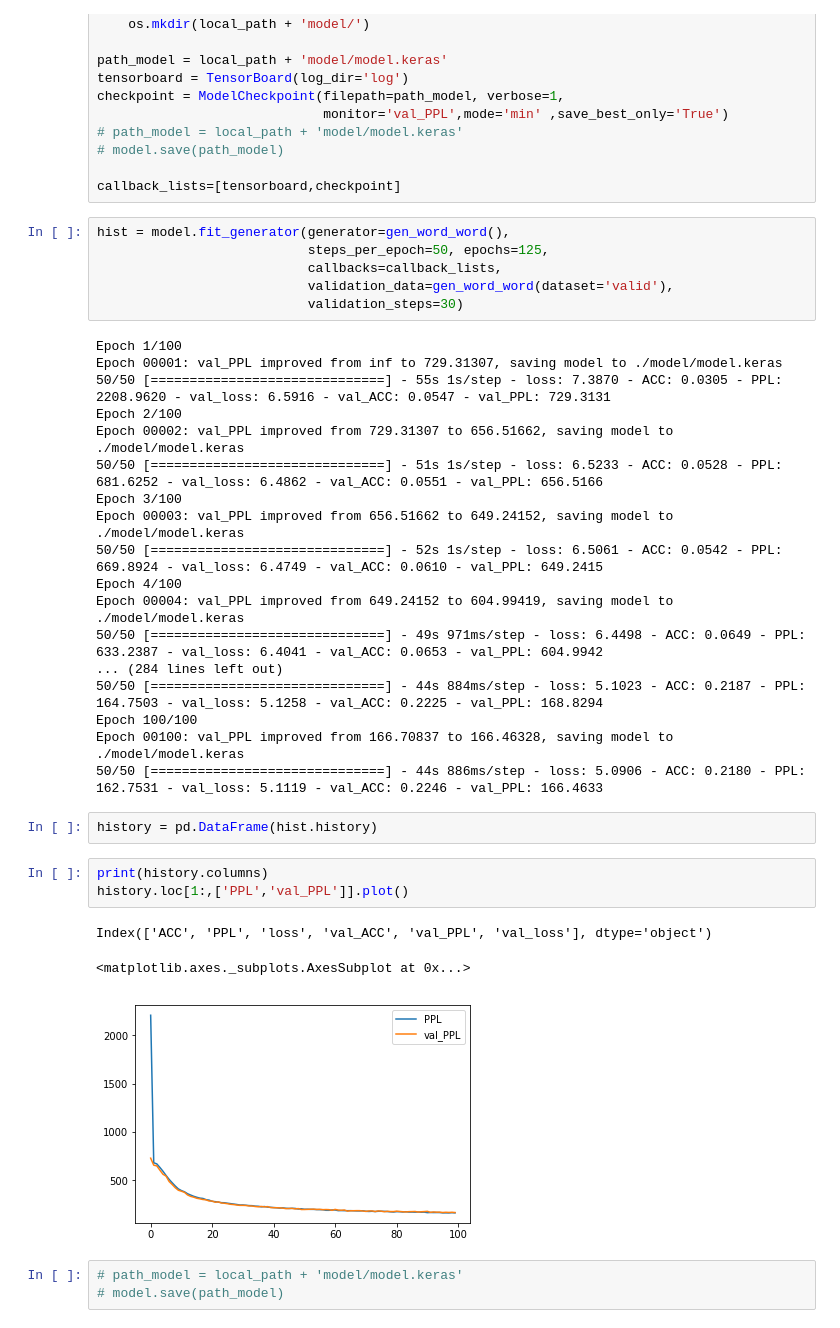
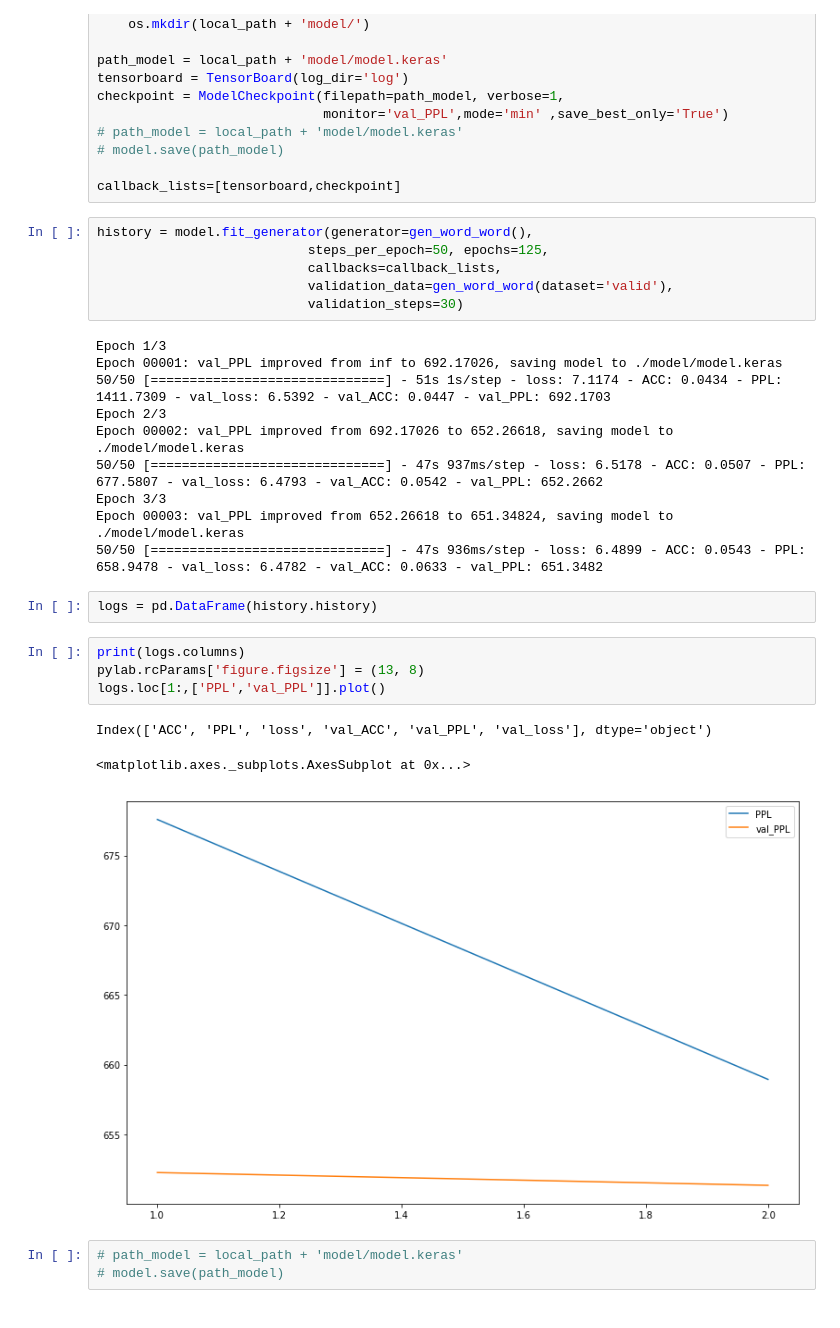
Before and after one commit to Randnx/Language_Modeling, a Jupyter notebook: Keras_Character_Aware_Neural_Language_Models.ipynb, the cells around one changed output. Drawn from its saved outputs; the diff is of its cells as text.

```diff
--- a/Keras_Character_Aware_Neural_Language_Models.ipynb
+++ b/Keras_Character_Aware_Neural_Language_Models.ipynb
@@ -231,38 +245,31 @@ checkpoint = ModelCheckpoint(filepath=path_model, verbose=1,
 
 callback_lists=[tensorboard,checkpoint]
 # %%
-hist = model.fit_generator(generator=gen_word_word(),
+history = model.fit_generator(generator=gen_word_word(),
                            steps_per_epoch=50, epochs=125,
                            callbacks=callback_lists,
                            validation_data=gen_word_word(dataset='valid'),
                            validation_steps=30)
 # %% [output]
-Epoch 1/100
-Epoch 00001: val_PPL improved from inf to 729.31307, saving model to ./model/model.keras
-50/50 [==============================] - 55s 1s/step - loss: 7.3870 - ACC: 0.0305 - PPL: 2208.9620 - val_loss: 6.5916 - val_ACC: 0.0547 - val_PPL: 729.3131
-Epoch 2/100
-Epoch 00002: val_PPL improved from 729.31307 to 656.51662, saving model to ./model/model.keras
-50/50 [==============================] - 51s 1s/step - loss: 6.5233 - ACC: 0.0528 - PPL: 681.6252 - val_loss: 6.4862 - val_ACC: 0.0551 - val_PPL: 656.5166
-Epoch 3/100
-Epoch 00003: val_PPL improved from 656.51662 to 649.24152, saving model to ./model/model.keras
-50/50 [==============================] - 52s 1s/step - loss: 6.5061 - ACC: 0.0542 - PPL: 669.8924 - val_loss: 6.4749 - val_ACC: 0.0610 - val_PPL: 649.2415
-Epoch 4/100
-Epoch 00004: val_PPL improved from 649.24152 to 604.99419, saving model to ./model/model.keras
-50/50 [==============================] - 49s 971ms/step - loss: 6.4498 - ACC: 0.0649 - PPL: 633.2387 - val_loss: 6.4041 - val_ACC: 0.0653 - val_PPL: 604.9942
-... (284 lines left out)
-50/50 [==============================] - 44s 884ms/step - loss: 5.1023 - ACC: 0.2187 - PPL: 164.7503 - val_loss: 5.1258 - val_ACC: 0.2225 - val_PPL: 168.8294
-Epoch 100/100
-Epoch 00100: val_PPL improved from 166.70837 to 166.46328, saving model to ./model/model.keras
-50/50 [==============================] - 44s 886ms/step - loss: 5.0906 - ACC: 0.2180 - PPL: 162.7531 - val_loss: 5.1119 - val_ACC: 0.2246 - val_PPL: 166.4633
+Epoch 1/3
+Epoch 00001: val_PPL improved from inf to 692.17026, saving model to ./model/model.keras
+50/50 [==============================] - 51s 1s/step - loss: 7.1174 - ACC: 0.0434 - PPL: 1411.7309 - val_loss: 6.5392 - val_ACC: 0.0447 - val_PPL: 692.1703
+Epoch 2/3
+Epoch 00002: val_PPL improved from 692.17026 to 652.26618, saving model to ./model/model.keras
+50/50 [==============================] - 47s 937ms/step - loss: 6.5178 - ACC: 0.0507 - PPL: 677.5807 - val_loss: 6.4793 - val_ACC: 0.0542 - val_PPL: 652.2662
+Epoch 3/3
+Epoch 00003: val_PPL improved from 652.26618 to 651.34824, saving model to ./model/model.keras
+50/50 [==============================] - 47s 936ms/step - loss: 6.4899 - ACC: 0.0543 - PPL: 658.9478 - val_loss: 6.4782 - val_ACC: 0.0633 - val_PPL: 651.3482
 # %%
-history = pd.DataFrame(hist.history)
+logs = pd.DataFrame(history.history)
 # %%
-print(history.columns)
-history.loc[1:,['PPL','val_PPL']].plot()
+print(logs.columns)
+pylab.rcParams['figure.figsize'] = (13, 8)
+logs.loc[1:,['PPL','val_PPL']].plot()
 # %% [output]
 Index(['ACC', 'PPL', 'loss', 'val_ACC', 'val_PPL', 'val_loss'], dtype='object')
 <matplotlib.axes._subplots.AxesSubplot at 0x...>
-[figure, old version]
+[figure, new version]
 # %%
 # path_model = local_path + 'model/model.keras'
 # model.save(path_model)
```
Also changed, not shown: parts of 19 cells of this notebook.
